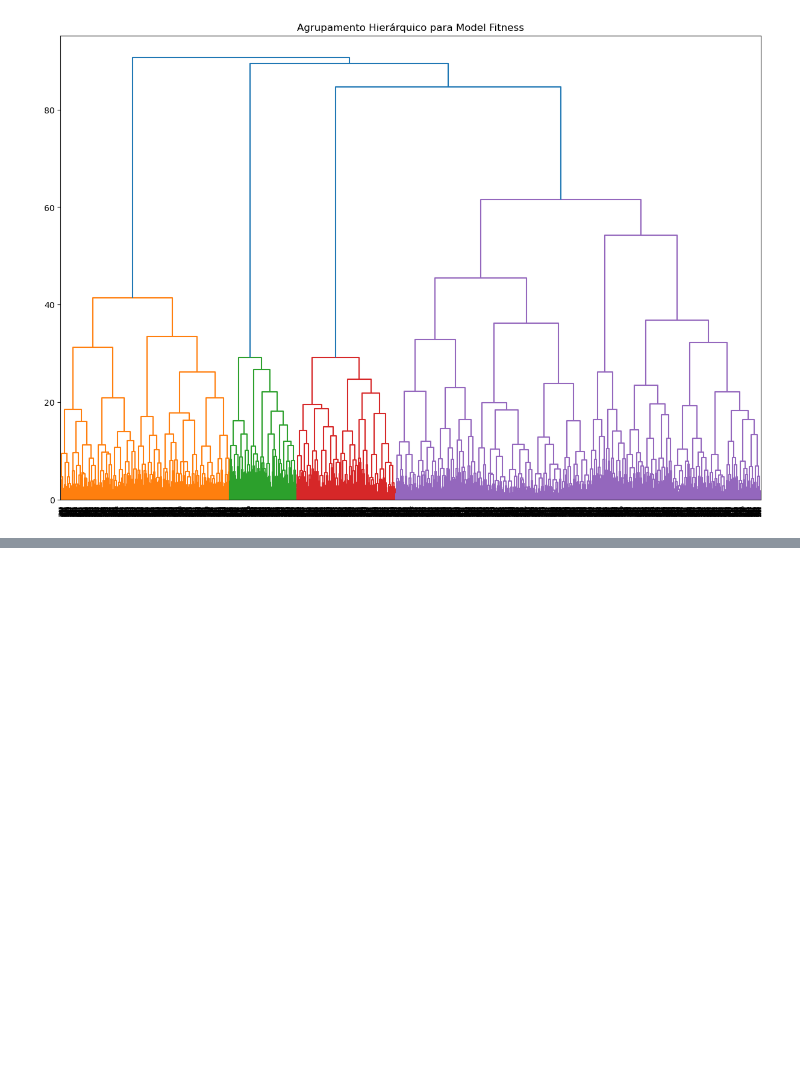
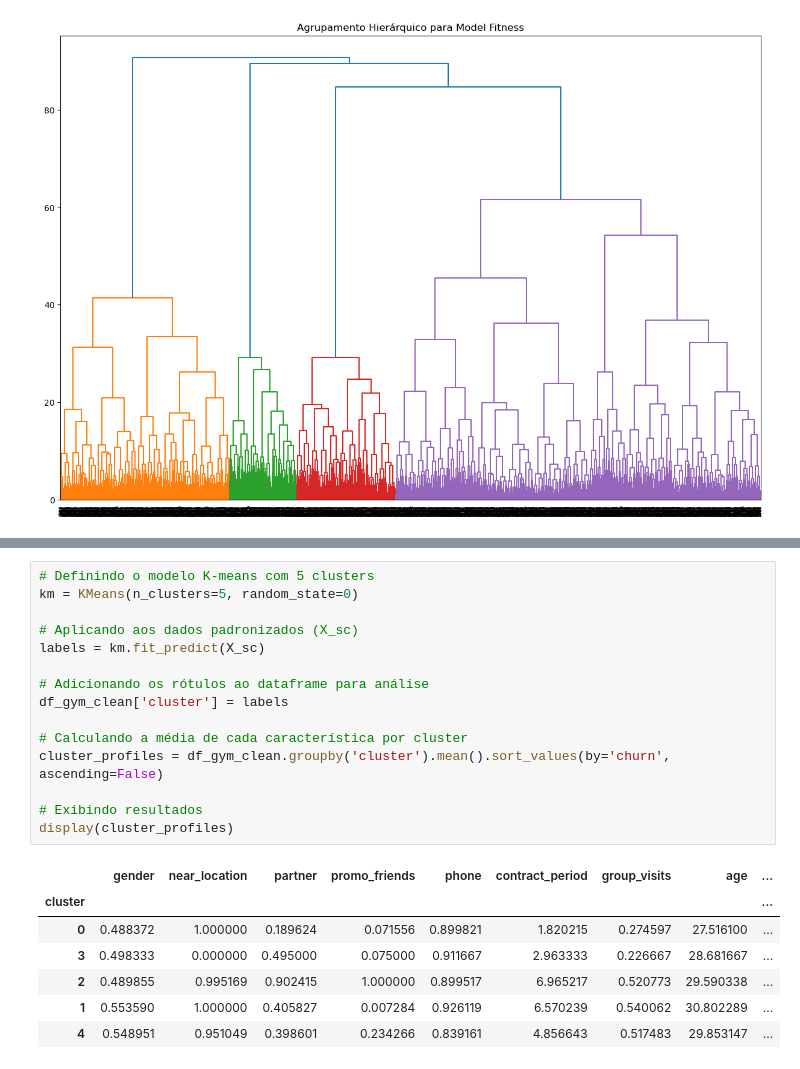
Before and after one commit to fabcmc/Tripleten-Projects, a Jupyter notebook: Sprint 13/project_sprint_13.ipynb, the cells around one changed output, grey strips where cells are left out. Drawn from its saved outputs; the diff is of its cells as text; blank space fills up the shorter version.

```diff
--- a/Sprint 13/project_sprint_13.ipynb
+++ b/Sprint 13/project_sprint_13.ipynb
@@ -313,0 +326,23 @@ Entender método 'ward'!
+# %%
+# Definindo o modelo K-means com 5 clusters
+km = KMeans(n_clusters=5, random_state=0)
+
+# Aplicando aos dados padronizados (X_sc)
+labels = km.fit_predict(X_sc)
+
+# Adicionando os rótulos ao dataframe para análise
+df_gym_clean['cluster'] = labels
+
+# Calculando a média de cada característica por cluster
+cluster_profiles = df_gym_clean.groupby('cluster').mean().sort_values(by='churn', ascending=False)
+
+# Exibindo resultados
+display(cluster_profiles)
+# %% [output]
+|  | gender | near_location | partner | promo_friends | phone | contract_period | group_visits | age | ... |
+| cluster |  |  |  |  |  |  |  |  | ... |
+| 0 | 0.488372 | 1.000000 | 0.189624 | 0.071556 | 0.899821 | 1.820215 | 0.274597 | 27.516100 | ... |
+| 3 | 0.498333 | 0.000000 | 0.495000 | 0.075000 | 0.911667 | 2.963333 | 0.226667 | 28.681667 | ... |
+| 2 | 0.489855 | 0.995169 | 0.902415 | 1.000000 | 0.899517 | 6.965217 | 0.520773 | 29.590338 | ... |
+| 1 | 0.553590 | 1.000000 | 0.405827 | 0.007284 | 0.926119 | 6.570239 | 0.540062 | 30.802289 | ... |
+| 4 | 0.548951 | 0.951049 | 0.398601 | 0.234266 | 0.839161 | 4.856643 | 0.517483 | 29.853147 | ... |
```
Also changed, not shown: parts of 6 cells of this notebook.
